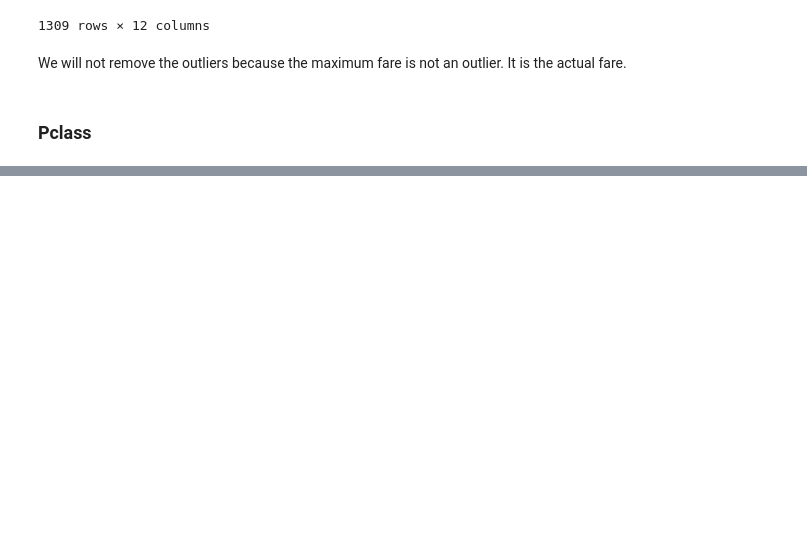
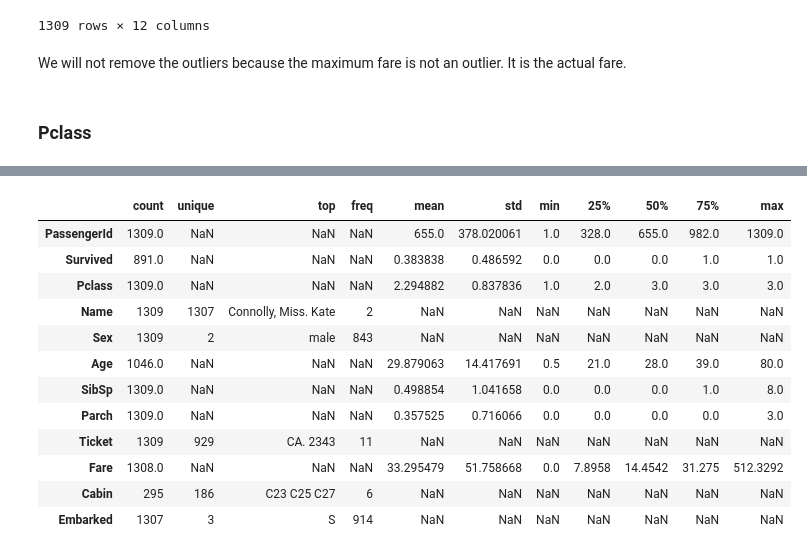
Before and after one commit to ArthurXia1031/Data_Science_Project, a Jupyter notebook: machine_learning/Supervised_Learning/Titanic/final_practice/titanic_ml.ipynb, the cells around one changed output, grey strips where cells are left out. Drawn from its saved outputs; the diff is of its cells as text; code cells hidden in the pictures; blank space fills up the shorter version.

```diff
--- a/machine_learning/Supervised_Learning/Titanic/final_practice/titanic_ml.ipynb
+++ b/machine_learning/Supervised_Learning/Titanic/final_practice/titanic_ml.ipynb
@@ -370,0 +471,16 @@ ValueError: Input data must be a pandas object to reorder
+# %%
+full.describe(include='all').T
+# %% [output]
+|  | count | unique | top | freq | mean | std | min | 25% | 50% | 75% | max |
+| PassengerId | 1309.0 | NaN | NaN | NaN | 655.0 | 378.020061 | 1.0 | 328.0 | 655.0 | 982.0 | 1309.0 |
+| Survived | 891.0 | NaN | NaN | NaN | 0.383838 | 0.486592 | 0.0 | 0.0 | 0.0 | 1.0 | 1.0 |
+| Pclass | 1309.0 | NaN | NaN | NaN | 2.294882 | 0.837836 | 1.0 | 2.0 | 3.0 | 3.0 | 3.0 |
+| Name | 1309 | 1307 | Connolly, Miss. Kate | 2 | NaN | NaN | NaN | NaN | NaN | NaN | NaN |
+| Sex | 1309 | 2 | male | 843 | NaN | NaN | NaN | NaN | NaN | NaN | NaN |
+| Age | 1046.0 | NaN | NaN | NaN | 29.879063 | 14.417691 | 0.5 | 21.0 | 28.0 | 39.0 | 80.0 |
+| SibSp | 1309.0 | NaN | NaN | NaN | 0.498854 | 1.041658 | 0.0 | 0.0 | 0.0 | 1.0 | 8.0 |
+| Parch | 1309.0 | NaN | NaN | NaN | 0.357525 | 0.716066 | 0.0 | 0.0 | 0.0 | 0.0 | 3.0 |
+| Ticket | 1309 | 929 | CA. 2343 | 11 | NaN | NaN | NaN | NaN | NaN | NaN | NaN |
+| Fare | 1308.0 | NaN | NaN | NaN | 33.295479 | 51.758668 | 0.0 | 7.8958 | 14.4542 | 31.275 | 512.3292 |
+| Cabin | 295 | 186 | C23 C25 C27 | 6 | NaN | NaN | NaN | NaN | NaN | NaN | NaN |
+| Embarked | 1307 | 3 | S | 914 | NaN | NaN | NaN | NaN | NaN | NaN | NaN |
```
Also changed, not shown: parts of 11 cells of this notebook.
